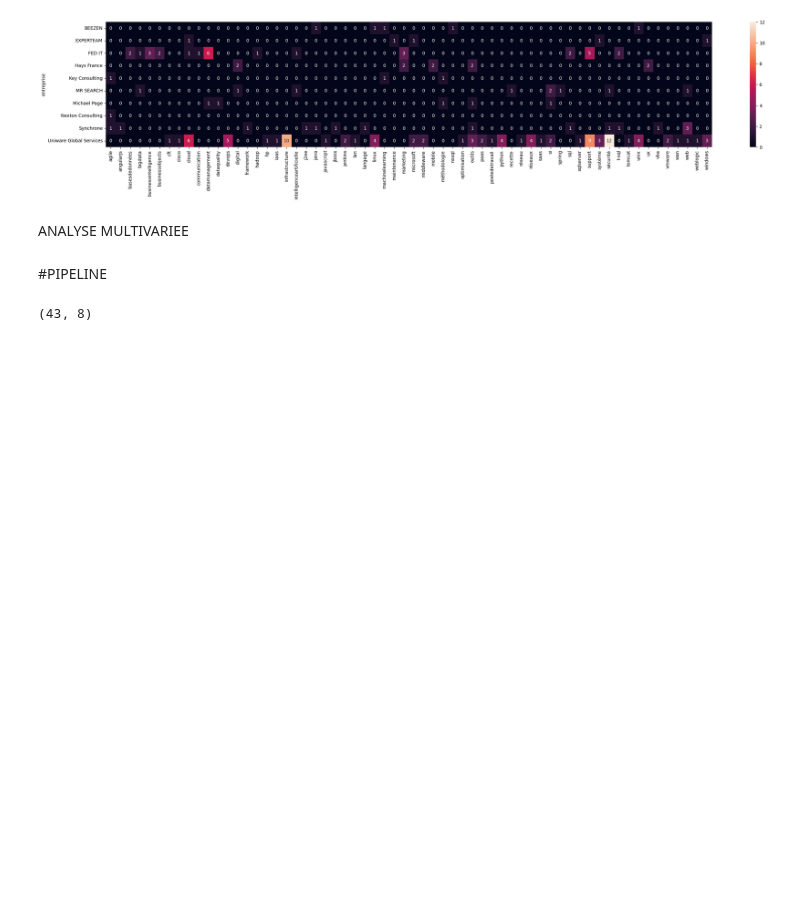
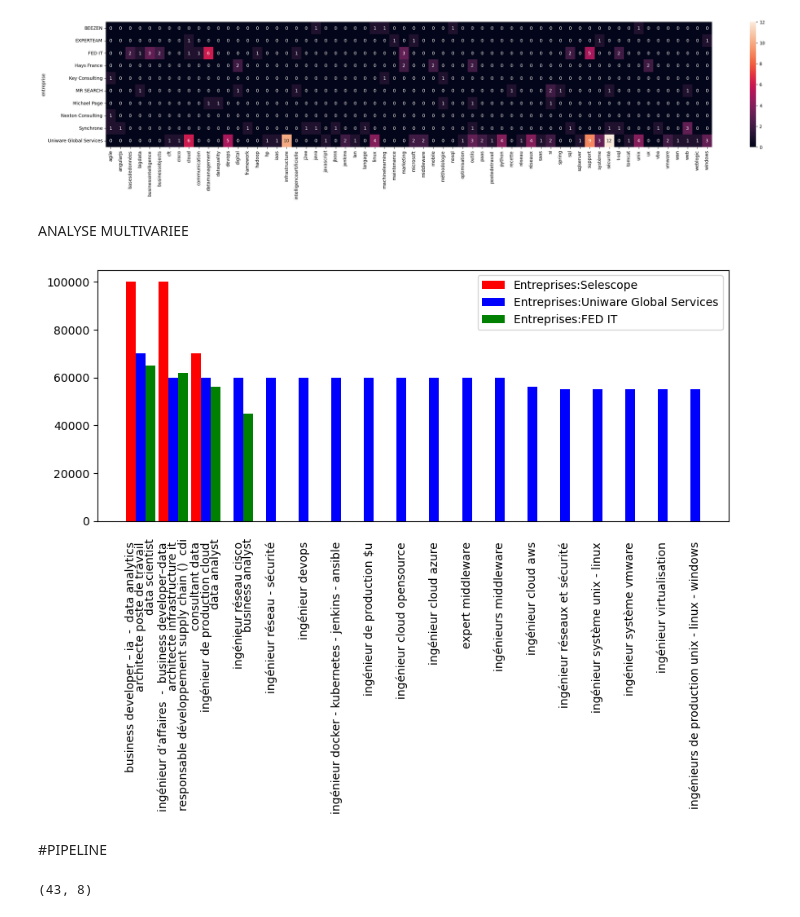
Before and after one commit to Adileelh/recherche-emploi, a Jupyter notebook: ma_recherche_demploi.ipynb, the cells around one changed output. Saved outputs shown, nothing was run; the diff lists cells and outputs as text; code cells hidden in the pictures; blank space fills up the shorter version.

Commit message:
rajout graph multivar

```diff
--- a/ma_recherche_demploi.ipynb
+++ b/ma_recherche_demploi.ipynb
@@ -721,6 +721,58 @@ sns.heatmap(df_salaire_entreprise, annot=True)
 # %% [markdown]
 
 ANALYSE MULTIVARIEE
+# %%
+#---------regrouper les poste les plus rénumerer pour l'entreprise 'Selescope' qui recrute le plus
+ent1=df_table[df_table.entreprise=='Selescope'].dropna().groupby('Intitulé du poste')['salaire_max'].median()
+ent1.sort_values( ascending=False, inplace=True)
+df_ent1_grouped=ent1.reset_index()
+
+
+#---------regrouper les poste les plus rénumerer pour l'entreprise 'Uniware Global Services' qui recrute le plus
+
+ent2=df_table[df_table.entreprise=='Uniware Global Services'].dropna().groupby('Intitulé du poste')['salaire_max'].median()
+ent2.sort_values( ascending=False, inplace=True)
+df_ent2_grouped=ent2.reset_index()
+
+#---------regrouper les poste les plus rénumerer pour l'entreprise 'FED IT' qui recrute le plus
+ent3=df_table[df_table.entreprise=='FED IT'].dropna().groupby('Intitulé du poste')['salaire_max'].median()
+ent3.sort_values( ascending=False, inplace=True)
+df_ent3_grouped=ent3.reset_index()
+
+
+fig, ax = plt.subplots(figsize=(10,4))
+
+bar_width = 0.3
+
+rects1 = ax.bar(df_ent1_grouped.index, df_ent1_grouped['salaire_max'], bar_width, color='red', label='Entreprises:Selescope')
+
+rects2 = ax.bar(df_ent2_grouped.index + bar_width, df_ent2_grouped['salaire_max'], bar_width, color='blue', label='Entreprises:Uniware Global Services')
+
+rects3 = ax.bar(df_ent3_grouped.index + 2*bar_width, df_ent3_grouped['salaire_max'], bar_width, color='green', label='Entreprises:FED IT')
+
+pos = []
+for bar in ax.patches:
+    pos.append(bar.get_x() + bar.get_width()/2.)
+
+ax.set_xticks(pos)
+labels = []
+for i in range(len(pos)):
+    if i < len(df_ent1_grouped):
+        label = df_ent1_grouped['Intitulé du poste'][i]
+    elif i < len(df_ent1_grouped) + len(df_ent2_grouped):
+        label = df_ent2_grouped['Intitulé du poste'][i - len(df_ent1_grouped)]
+    else:
+        label = df_ent3_grouped['Intitulé du poste'][i - len(df_ent1_grouped) - len(df_ent2_grouped)]
+    labels.append(label)
+
+ax.set_xticklabels(labels)
+ax.tick_params(axis='x', which='major', pad=15, size=0)
+plt.setp(ax.get_xticklabels(), rotation=90)
+
+ax.legend()
+plt.show()
+# %% [output]
+[figure, added]
 # %% [markdown]
 #PIPELINE
 # %%
```
Also changed, not shown: parts of 2 cells of this notebook, 1 other file.
